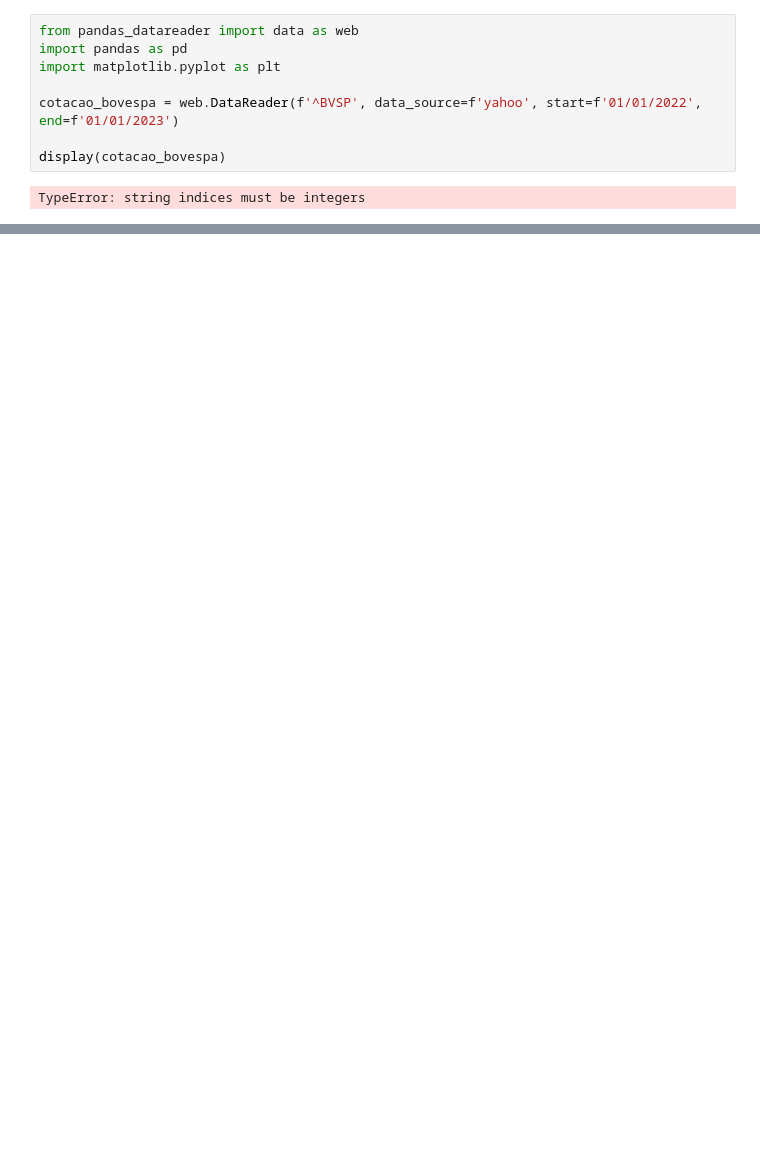
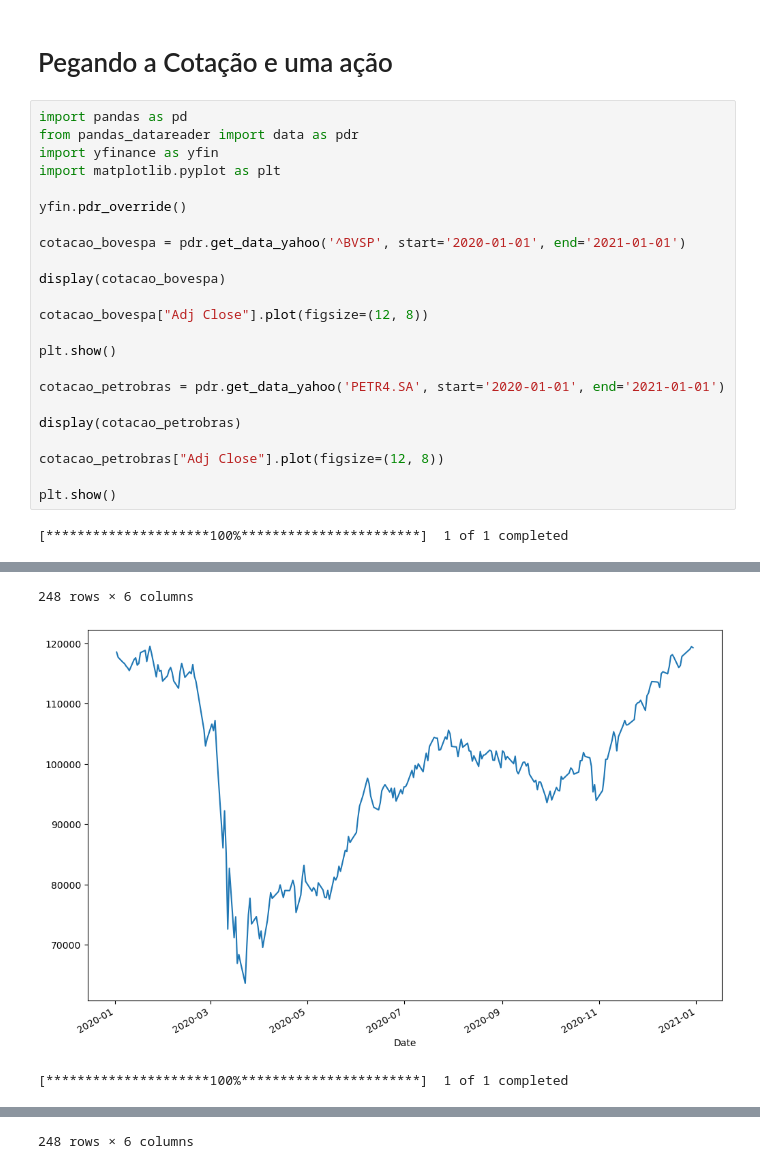
Before and after one commit to DragonKzWy/Cotacoes, a Jupyter notebook: Cotacoes.ipynb, the cells around one changed output, grey strips where cells are left out. Saved outputs shown, nothing was run; the diff lists cells and outputs as text; blank space fills up the shorter version.

Commit message:
Criação das consultas de cotação de várias ações no sistema financeiro

```diff
--- a/Cotacoes.ipynb
+++ b/Cotacoes.ipynb
@@ -1,10 +1,27 @@
-# %%
-from pandas_datareader import data as web
-import pandas as pd
-import matplotlib.pyplot as plt
-
-cotacao_bovespa = web.DataReader(f'^BVSP', data_source=f'yahoo', start=f'01/01/2022', end=f'01/01/2023')
-
-display(cotacao_bovespa)
-# %% [output]
-TypeError: string indices must be integers
+# %% [markdown]
+# Pegando a Cotação e uma ação
+# %%
+import pandas as pd
+from pandas_datareader import data as pdr
+import yfinance as yfin
+import matplotlib.pyplot as plt
+
+yfin.pdr_override()
+
+cotacao_bovespa = pdr.get_data_yahoo('^BVSP', start='2020-01-01', end='2021-01-01')
+
+display(cotacao_bovespa)
+
+cotacao_bovespa["Adj Close"].plot(figsize=(12, 8))
+
+plt.show()
+
+cotacao_petrobras = pdr.get_data_yahoo('PETR4.SA', start='2020-01-01', end='2021-01-01')
+
+display(cotacao_petrobras)
+
+cotacao_petrobras["Adj Close"].plot(figsize=(12, 8))
+
+plt.show()
+# %% [output]
+[*********************100%***********************]  1 of 1 completed
@@ -10,0 +41,3 @@ TypeError: string indices must be integers
+248 rows × 6 columns
+[figure, added]
+[*********************100%***********************]  1 of 1 completed
@@ -10,0 +57 @@ TypeError: string indices must be integers
+248 rows × 6 columns
```
Also changed, not shown: parts of 2 cells of this notebook, 1 other file.
